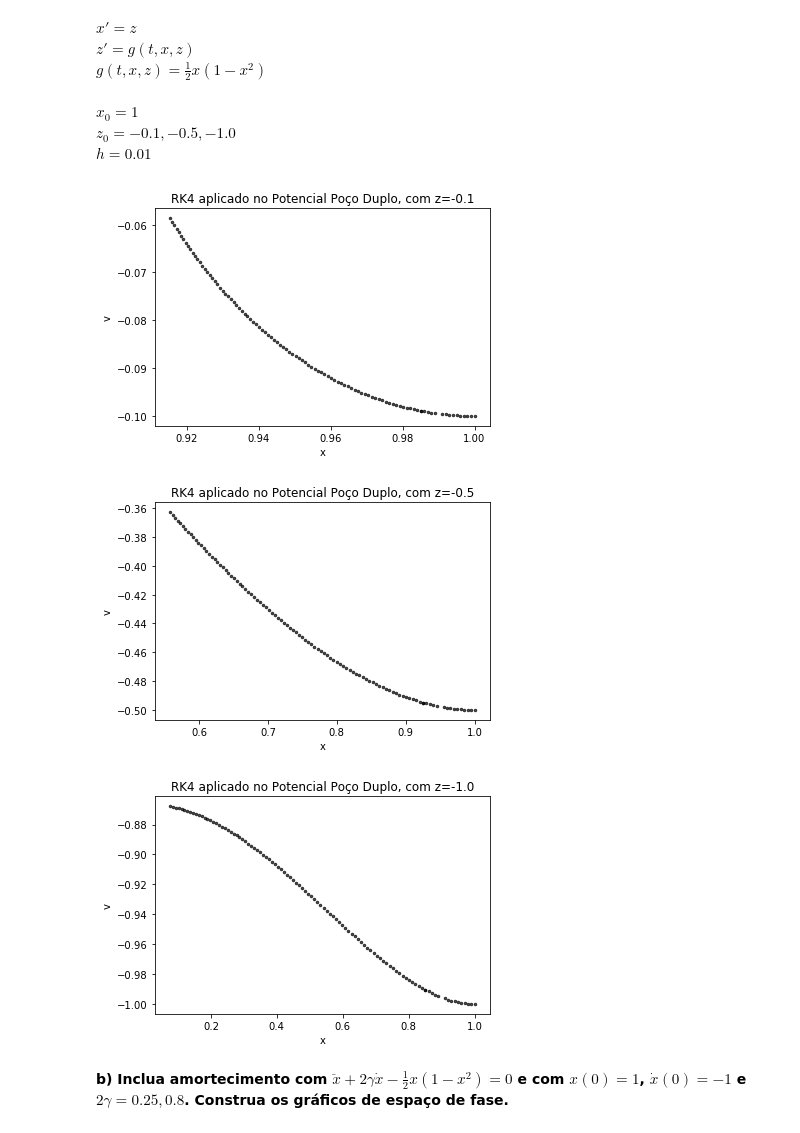
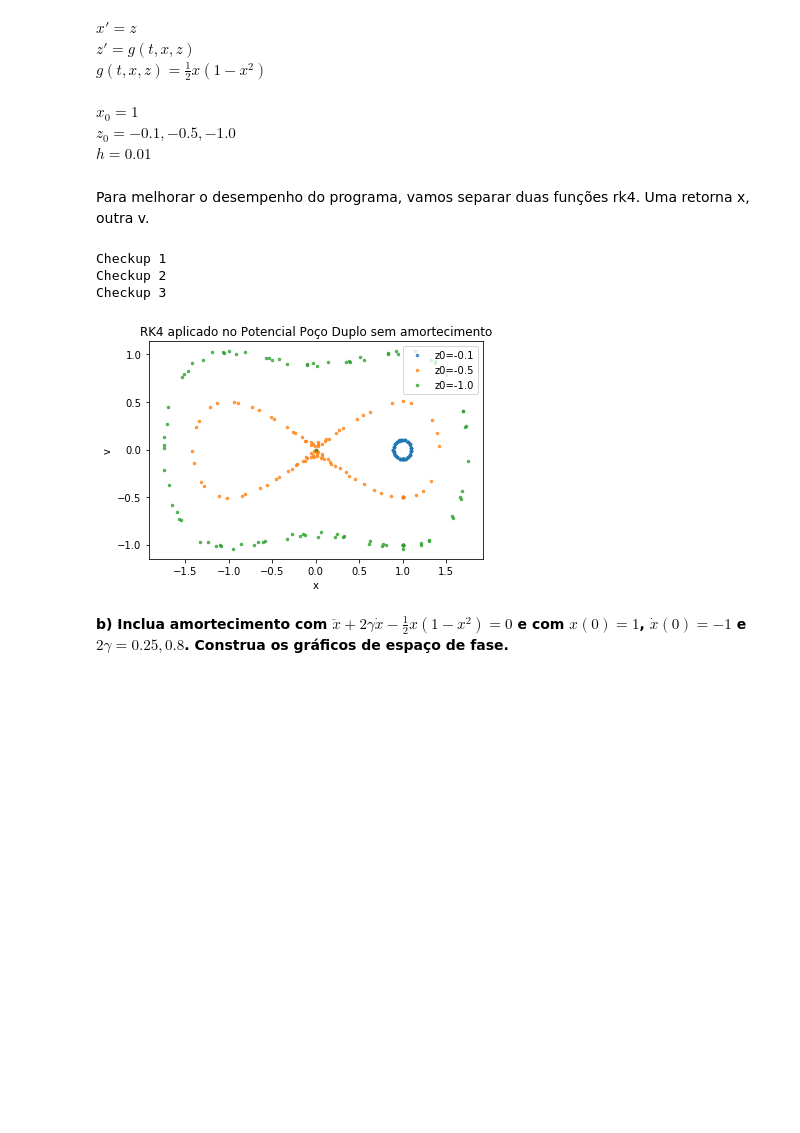
Before and after one commit to leonardovaladao/MAP214, a Jupyter notebook: Exercise Programs/EP4.ipynb, the cells around one changed output. Drawn from its saved outputs; the diff is of its cells as text; code cells hidden in the pictures; blank space fills up the shorter version.

```diff
--- a/Exercise Programs/EP4.ipynb
+++ b/Exercise Programs/EP4.ipynb
@@ -95,4 +96,4 @@ def rk4(f, y0, z0, h, tf, t0=0):
         zi=zi + (k1z+2*k2z+2*k3z+k4z)/6
         ti+=h
 
-    return [yi,zi]
+    return yi,zi
@@ -144,4 +143,6 @@ $g(t,x,z)=\frac{1}{2} x(1-x^2)$
 $x_0 = 1$ <br>
 $z_0=-0.1,-0.5,-1.0$ <br>
 $h=0.01$
+# %% [markdown]
+Para melhorar o desempenho do programa, vamos separar duas funções rk4. Uma retorna x, outra v.
 # %%
@@ -148,22 +150,41 @@ $h=0.01$
 def g(t,x,z):
     return (1/2 * x*(1-x**2))
 # %%
-for z in [-0.1, -0.5, -1]:
-    x = [rk4(g, y0=1, z0=z, h=0.01, tf=t)[0]
-         for t in np.arange(0,1,0.01)]
-    v = [rk4(g, y0=1, z0=z, h=0.01, tf=t)[1]
-         for t in np.arange(0,1,0.01)]
+# Plotar
+# Definir região t a ser plotada
+a=0
+b=100
+# Definir passo e constantes
+step = 1
+zs = [-0.1, -0.5, -1]
+# Loop para imprimir com as 3 constantes
 
-    plt.plot(x, v,
-             color='black', marker='.', markersize=5, lw=0, alpha=0.7)
-    plt.title('RK4 aplicado no Potencial Poço Duplo, com z={:.1f}'.format(z))
-    plt.xlabel('x')
-    plt.ylabel('v')
-    plt.show()
+for z in zs:
+    # Definir x
+    x = [0]
+    for t in np.arange(a,b,step):
+        x.append(rk4(g, y0=1, z0=z, h=0.01, tf=t, t0=10)[0])
+    # Definir x'
+    v = [0]
+    for t in np.arange(a,b,step):
+        v.append(rk4(g, y0=1, z0=z, h=0.01, tf=t, t0=10)[1])
+
+    # Plotar
+    plt.plot(x, v, label='z0={:.1f}'.format(z),
+             marker='.', markersize=5, lw=0, alpha=0.75)
+    # Imprimir checkup apenas para monitorar demora do algoritmo
+    print('Checkup',str(zs.index(z)+1))
+# Embelezar gráfico
+plt.title('RK4 aplicado no Potencial Poço Duplo sem amortecimento')
+plt.xlabel('x')
+plt.ylabel('v')
+plt.legend()
+plt.show()
 # %% [output]
+Checkup 1
+Checkup 2
+Checkup 3
-[figure, old version]
+[figure, new version]
-[figure, removed]
-[figure, removed]
 # %% [markdown]
 **b) Inclua amortecimento com $\ddot{x}+2\gamma \dot{x} - \frac{1}{2}x(1-x^2)=0$ e com $x(0)=1$, $\dot{x}(0)=-1$ e $2\gamma=0.25, 0.8$. Construa os gráficos de espaço de fase.**
 # %% [markdown]
```
Also changed, not shown: parts of 6 cells of this notebook.
